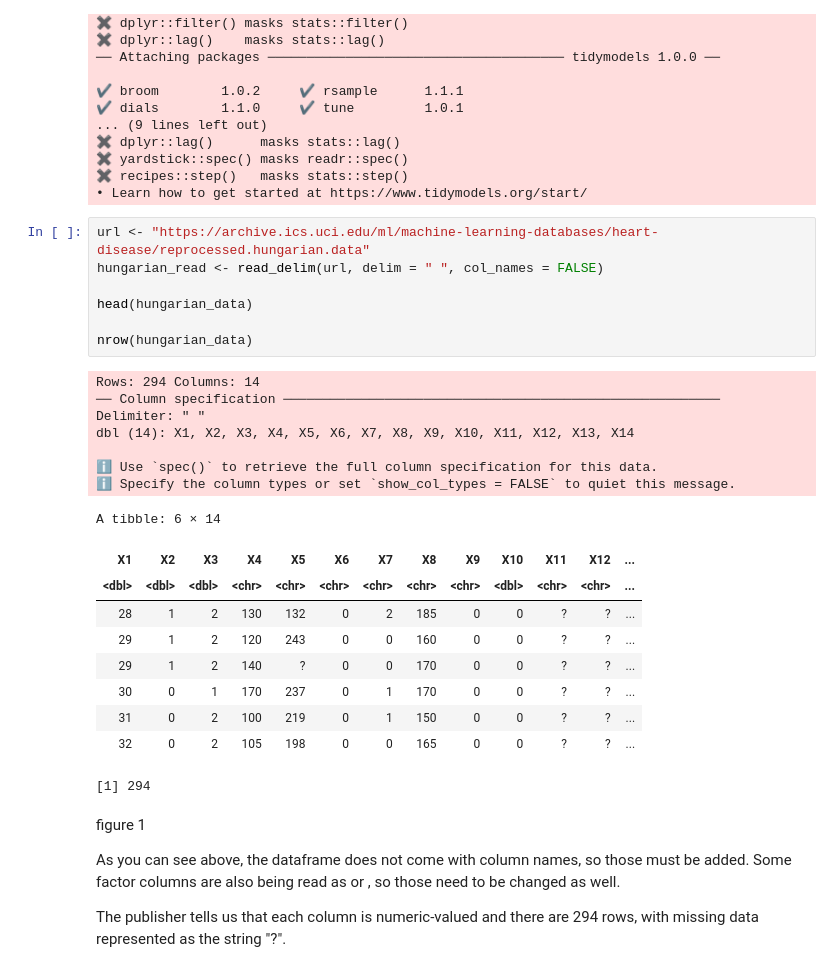
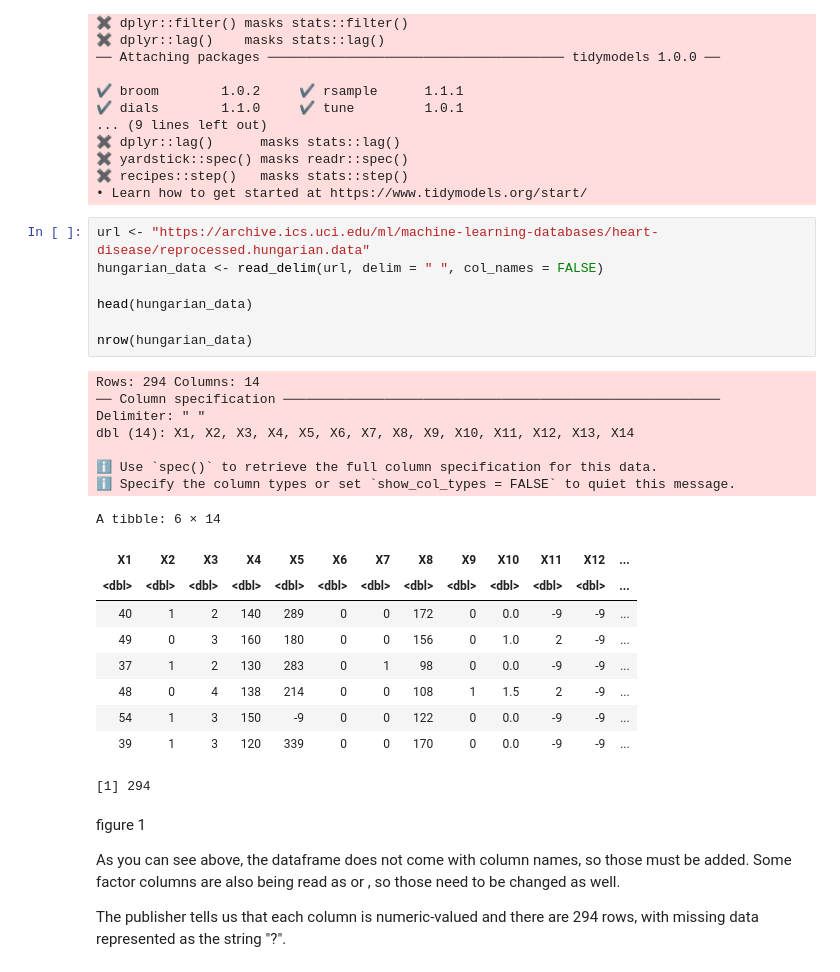
Before and after one commit to Aryan-SeongJae/Data-Science-Project---DSCI-100-HEART-DATABASE-Hungary, a Jupyter notebook: Group Project Report-Copy1.ipynb, the cells around one changed output. Saved outputs shown, nothing was run; the diff lists cells and outputs as text.

```diff
--- a/Group Project Report-Copy1.ipynb
+++ b/Group Project Report-Copy1.ipynb
@@ -116,28 +116,28 @@ options(repr.plot.width = 12, repr.plot.height = 6)
 • Learn how to get started at https://www.tidymodels.org/start/
 # %%
 url <- "https://archive.ics.uci.edu/ml/machine-learning-databases/heart-disease/reprocessed.hungarian.data"
-hungarian_read <- read_delim(url, delim = " ", col_names = FALSE)
+hungarian_data <- read_delim(url, delim = " ", col_names = FALSE)
 
 head(hungarian_data)
 
 nrow(hungarian_data)
 # %% [output]
 Rows: 294 Columns: 14
 ── Column specification ────────────────────────────────────────────────────────
 Delimiter: " "
 dbl (14): X1, X2, X3, X4, X5, X6, X7, X8, X9, X10, X11, X12, X13, X14
 
 ℹ Use `spec()` to retrieve the full column specification for this data.
 ℹ Specify the column types or set `show_col_types = FALSE` to quiet this message.
 A tibble: 6 × 14
 | X1 | X2 | X3 | X4 | X5 | X6 | X7 | X8 | X9 | X10 | X11 | X12 | ... |
-| <dbl> | <dbl> | <dbl> | <chr> | <chr> | <chr> | <chr> | <chr> | <chr> | <dbl> | <chr> | <chr> | ... |
-| 28 | 1 | 2 | 130 | 132 | 0 | 2 | 185 | 0 | 0 | ? | ? | ... |
-| 29 | 1 | 2 | 120 | 243 | 0 | 0 | 160 | 0 | 0 | ? | ? | ... |
-| 29 | 1 | 2 | 140 | ? | 0 | 0 | 170 | 0 | 0 | ? | ? | ... |
-| 30 | 0 | 1 | 170 | 237 | 0 | 1 | 170 | 0 | 0 | ? | ? | ... |
-| 31 | 0 | 2 | 100 | 219 | 0 | 1 | 150 | 0 | 0 | ? | ? | ... |
-| 32 | 0 | 2 | 105 | 198 | 0 | 0 | 165 | 0 | 0 | ? | ? | ... |
+| <dbl> | <dbl> | <dbl> | <dbl> | <dbl> | <dbl> | <dbl> | <dbl> | <dbl> | <dbl> | <dbl> | <dbl> | ... |
+| 40 | 1 | 2 | 140 | 289 | 0 | 0 | 172 | 0 | 0.0 | -9 | -9 | ... |
+| 49 | 0 | 3 | 160 | 180 | 0 | 0 | 156 | 0 | 1.0 | 2 | -9 | ... |
+| 37 | 1 | 2 | 130 | 283 | 0 | 1 | 98 | 0 | 0.0 | -9 | -9 | ... |
+| 48 | 0 | 4 | 138 | 214 | 0 | 0 | 108 | 1 | 1.5 | 2 | -9 | ... |
+| 54 | 1 | 3 | 150 | -9 | 0 | 0 | 122 | 0 | 0.0 | -9 | -9 | ... |
+| 39 | 1 | 3 | 120 | 339 | 0 | 0 | 170 | 0 | 0.0 | -9 | -9 | ... |
 [1] 294
 # %% [markdown]
 figure 1
```
Also changed, not shown: parts of 3 cells of this notebook.
